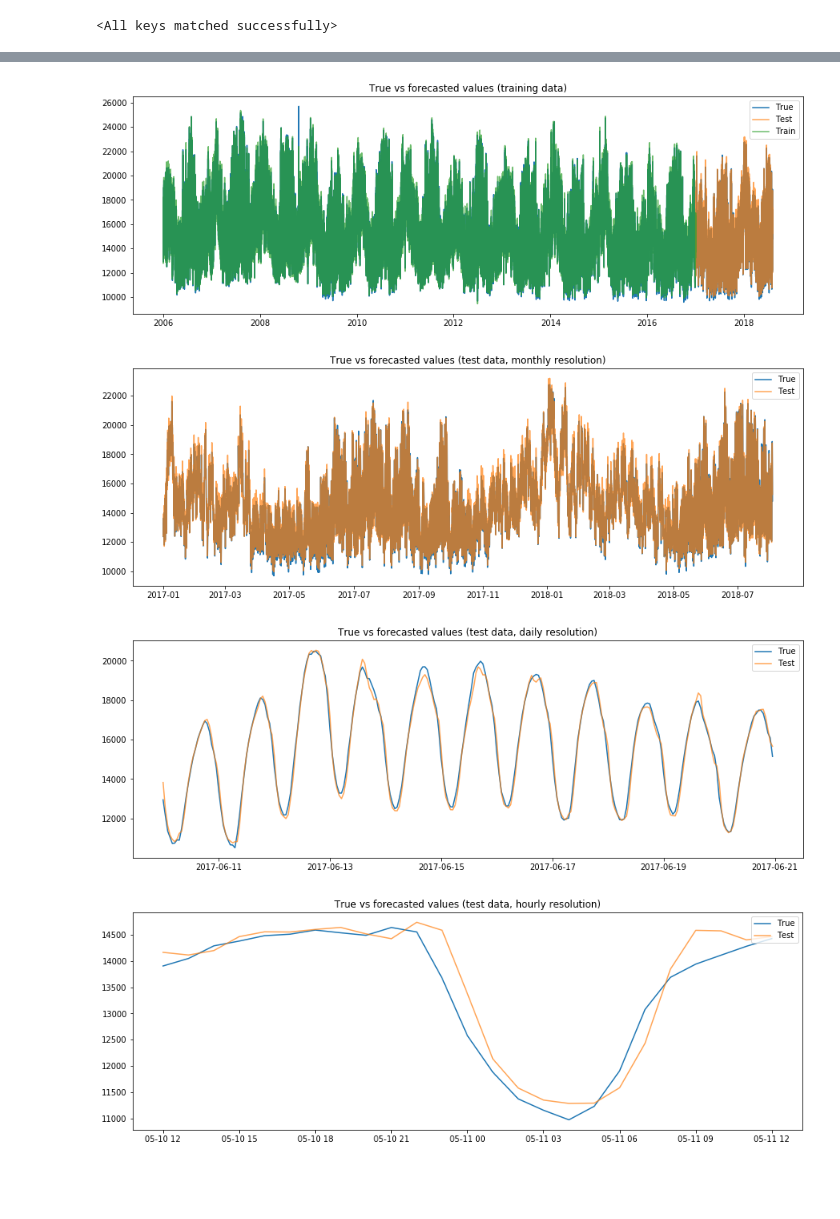
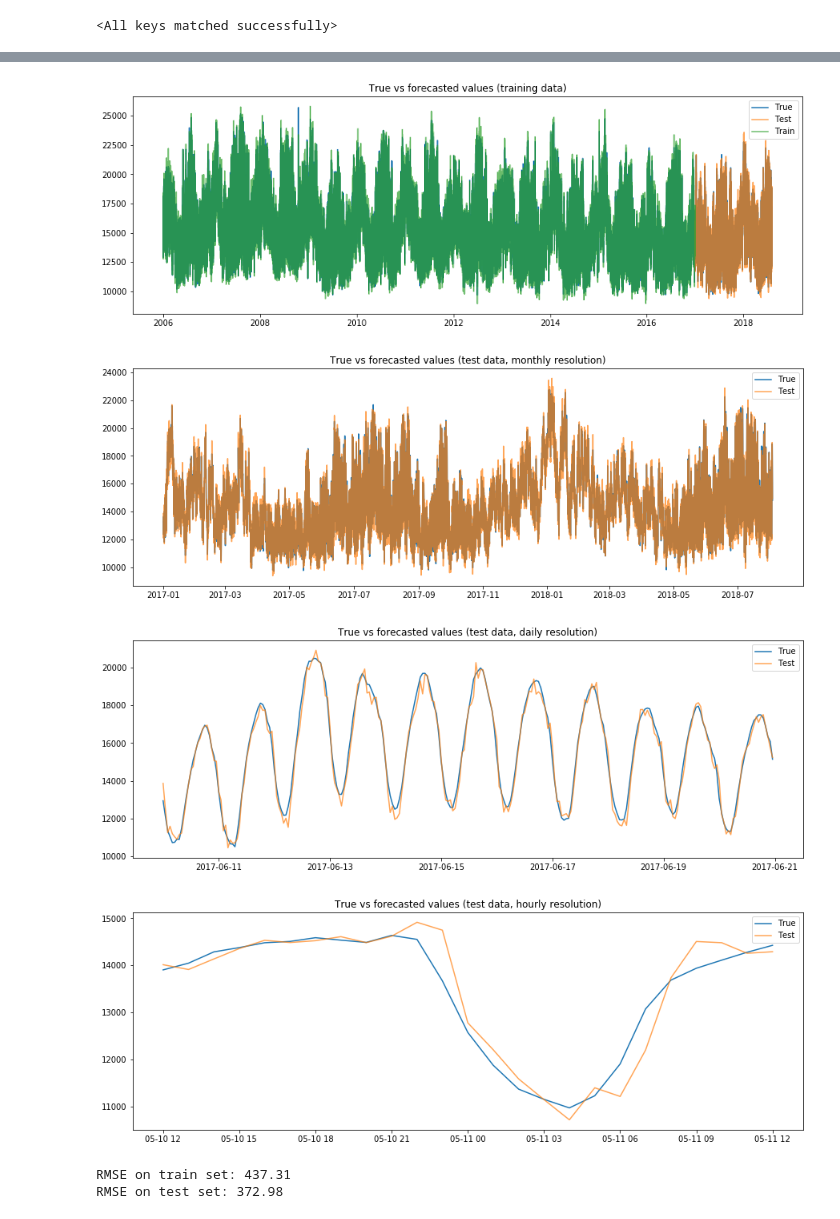
Before and after one commit to damiclem/PJM, a Jupyter notebook: multivariate.ipynb, the cells around one changed output, grey strips where cells are left out. Saved outputs shown, nothing was run; the diff lists cells and outputs as text; code cells hidden in the pictures; blank space fills up the shorter version.

```diff
--- a/multivariate.ipynb
+++ b/multivariate.ipynb
@@ -167,7 +173,7 @@ with torch.no_grad():
     # Predict using train set many times, keeping dropout activated
     # train_pred = torch.cat([ecnet3(x_train[:, :-1, :])[0] for i in range(2)])
     # print(train_pred.shape)
-    #train_pred, _ = ecnet3(x_train[:, :-1, :])
+    train_pred, _ = ecnet3(x_train[:, :-1, :])
 
     # Make predictions on test set
     x_test = torch.cat([test[i].unsqueeze(0) for i in range(len(test))])
@@ -219,7 +222,7 @@ _ = ax.plot(forecast.train, '-', alpha=.7)
 _ = ax.legend(['True', 'Test', 'Train'], loc='upper right')
 _ = plt.show()
 # %% [output]
-[figure, old version]
+[figure, new version]
 # %%
 # Zoom in: get only a year aroung 2017-2018
 fig, ax = plt.subplots(figsize=(15, 5))
@@ -229,7 +232,7 @@ _ = ax.plot(forecast['2017-01-01 00:00:00':].test, '-', alpha=.7)
 _ = ax.legend(['True', 'Test'], loc='upper right')
 _ = plt.show()
 # %% [output]
-[figure, old version]
+[figure, new version]
 # %%
 # Zoom in: get only a few days
 fig, ax = plt.subplots(figsize=(15, 5))
@@ -239,14 +242,30 @@ _ = ax.plot(forecast['2017-06-10 00:00:00':'2017-06-20 23:00:00'].test, '-', alp
 _ = ax.legend(['True', 'Test'], loc='upper right')
 _ = plt.show()
 # %% [output]
-[figure, old version]
+[figure, new version]
 # %%
 # Zoom in: get only a few hours
 fig, ax = plt.subplots(figsize=(15, 5))
 _ = ax.set_title('True vs forecasted values (test data, hourly resolution)')
 _ = ax.plot(forecast['2017-05-10 12:00:00':'2017-05-11 12:00:00'].true, '-')
 _ = ax.plot(forecast['2017-05-10 12:00:00':'2017-05-11 12:00:00'].test, '-', alpha=.7)
 _ = ax.legend(['True', 'Test'], loc='upper right')
+_ = plt.savefig('images/multivariate_test_hourly.png')
 _ = plt.show()
 # %% [output]
-[figure, old version]
+[figure, new version]
+# %%
+# Define test and train differences
+train_diff = forecast.true[~forecast.train.isnull()] - forecast.train[~forecast.train.isnull()]
+test_diff = forecast.true[~forecast.test.isnull()] - forecast.test[~forecast.test.isnull()]
+
+# Get Root Mean Squared Error (RMSE) on training set
+train_rmse = np.sqrt(np.mean(train_diff.values**2))
+print('RMSE on train set: {:.02f}'.format(train_rmse))
+
+# Get Root Mean Squared Error (RMSE) on test set
+test_rmse = np.sqrt(np.mean(test_diff.values**2))
+print('RMSE on test set: {:.02f}'.format(test_rmse))
+# %% [output]
+RMSE on train set: 437.31
+RMSE on test set: 372.98
```
Also changed, not shown: parts of 7 cells of this notebook, 11 other files.
